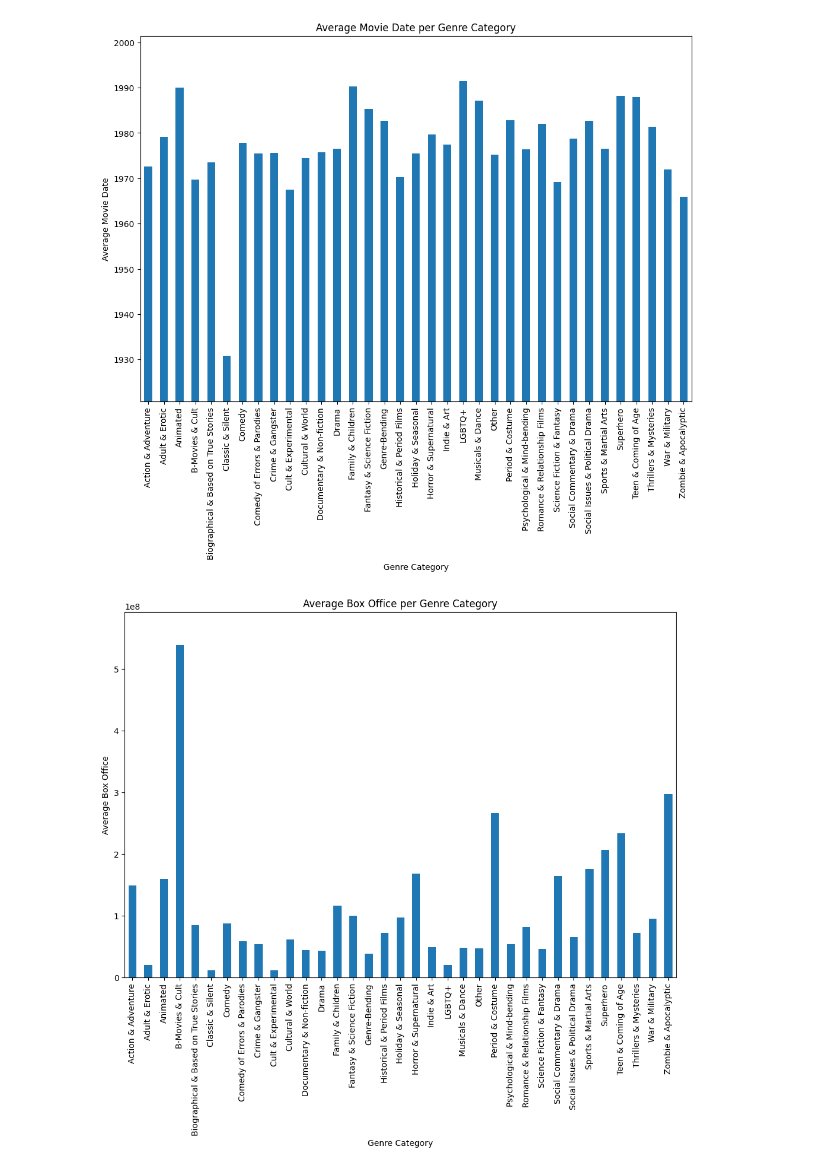
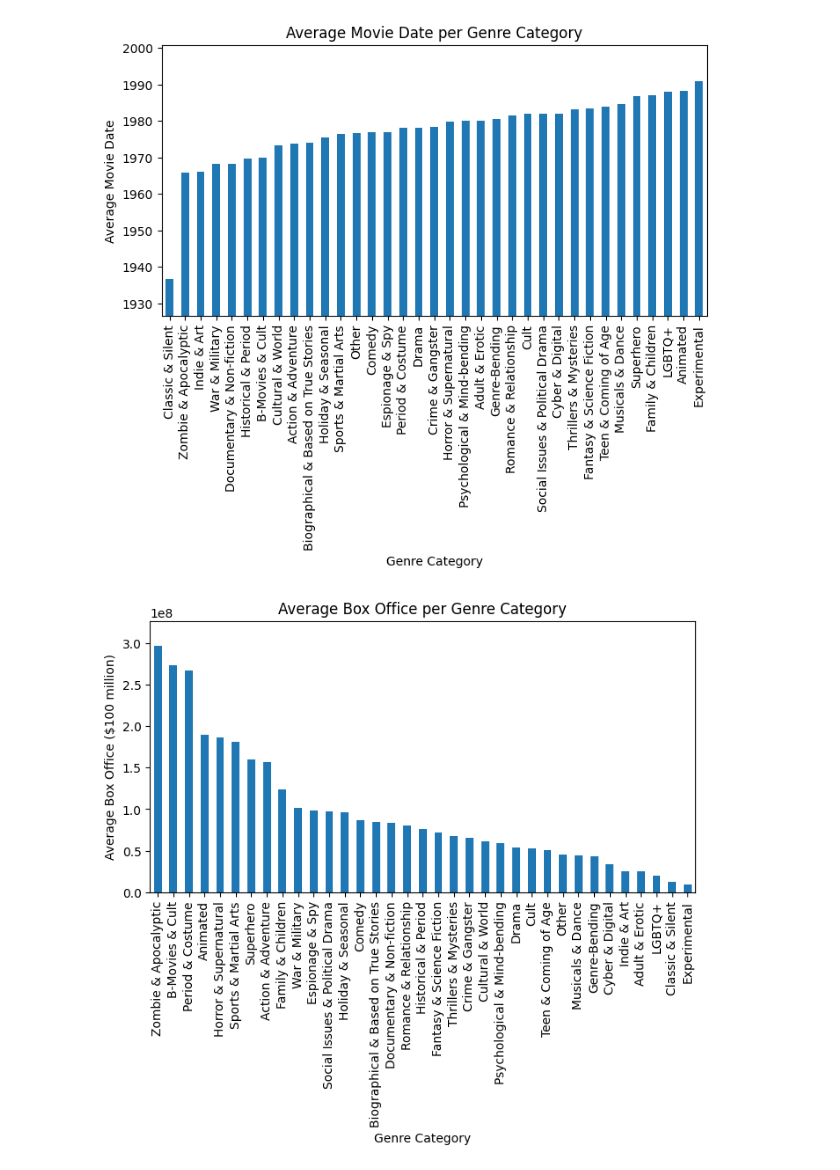
Before and after one commit to epfl-ada/ada-2024-project-padamalgame, a Jupyter notebook: results.ipynb, the cells around one changed output. Cells and saved outputs as stored; diff of their text form; code cells hidden in the pictures.

```diff
--- a/results.ipynb
+++ b/results.ipynb
@@ -3,9 +3,14 @@ import pandas as pd
 import matplotlib.pyplot as plt
 import numpy as np
 import matplotlib.colors as mcolors
+import seaborn as sns
+
+# Install colorcet if not already installed
+%pip install colorcet
+import colorcet as cc
 
 # Load the dataset
-df = pd.read_csv('src/merge_cmu.csv')
+df = pd.read_csv('src/merge_imdb.csv')
 
 # Display the first few rows of the dataframe
 print(df.head())
@@ -221,3 +54,9 @@ genre_categories = {
+# %%
+import json
+
+# Load the genre categories from a JSON file
+with open('data/genre_categories.json', 'r') as file:
+    genre_categories = json.load(file)
 # %%
 # Calculate the average movie date for each genre category
 average_movie_date = df_genres_exploded.groupby('genres')['movie_date'].mean()
@@ -229,8 +68,11 @@ average_movie_date_category['category'] = average_movie_date_category['genres'].
 # Calculate the average movie date for each category
 average_movie_date_category = average_movie_date_category.groupby('category')['movie_date'].mean()
 
+# Sort the average movie date by descending order
+average_movie_date_category = average_movie_date_category.sort_values(ascending=True)
+
 # Plot the average movie date for each genre category
-plt.figure(figsize=(12, 8))
+plt.figure(figsize=(8, 4))
 average_movie_date_category.plot(kind='bar')
 plt.title('Average Movie Date per Genre Category')
 plt.xlabel('Genre Category')
@@ -239,29 +81,32 @@ plt.xticks(rotation=90)
 plt.ylim(average_movie_date_category.min() - 10, average_movie_date_category.max() + 10)
 plt.show()
 # %% [output]
-[figure, old version]
+[figure, new version]
 # %%
 # Calculate the average box office for each genre category
 average_box_office = df_genres_exploded.dropna(subset=['box_office']).groupby('genres')['box_office'].mean()
 
 # Map genres to categories
 average_box_office_category = average_box_office.reset_index()
 average_box_office_category['category'] = average_box_office_category['genres'].map(lambda x: next((k for k, v in genre_categories.items() if x in v), 'Other'))
 
 # Calculate the average box office for each category
 average_box_office_category = average_box_office_category.groupby('category')['box_office'].mean()
 
+# Sort the average box office by descending order
+average_box_office_category = average_box_office_category.sort_values(ascending=False)
+
 # Plot the average box office for each genre category
-plt.figure(figsize=(12, 8))
+plt.figure(figsize=(8, 4))
 average_box_office_category.plot(kind='bar')
 plt.title('Average Box Office per Genre Category')
 plt.xlabel('Genre Category')
-plt.ylabel('Average Box Office')
+plt.ylabel('Average Box Office ($100 million)')
 plt.xticks(rotation=90)
 plt.ylim(0, average_box_office_category.max() + average_box_office_category.max()/10)
 plt.show()
 # %% [output]
-[figure, old version]
+[figure, new version]
 # %%
 # Calculate the average runtime for each genre category
 average_runtime = df_genres_exploded.dropna(subset=['runtime']).groupby('genres')['runtime'].mean()
```
Also changed, not shown: parts of 10 cells of this notebook, 2 other files.
